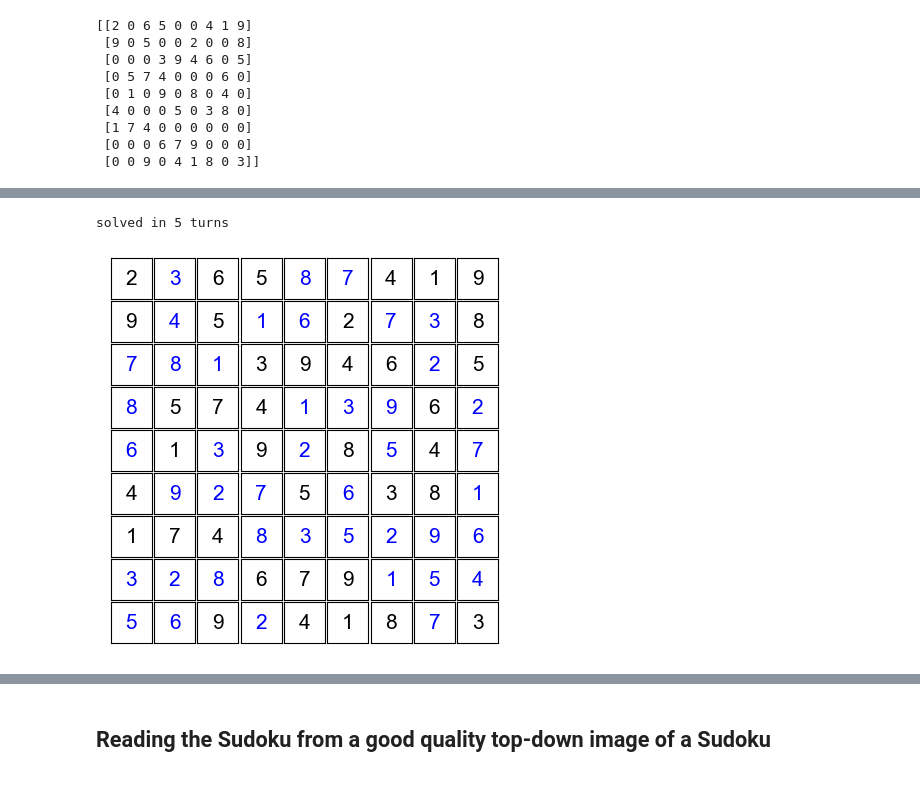
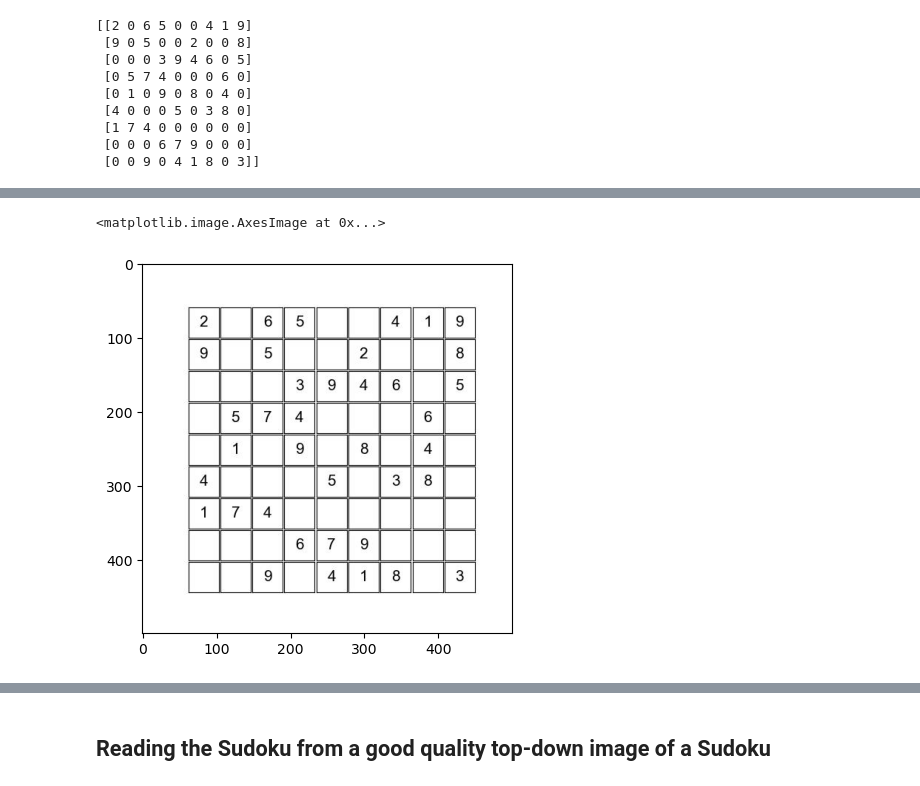
Before and after one commit to NikhilTilak/sudoku-solver, a Jupyter notebook: notebooks/example.ipynb, the cells around one changed output, grey strips where cells are left out. Saved outputs shown, nothing was run; the diff lists cells and outputs as text; code cells hidden in the pictures.

```diff
--- a/notebooks/example.ipynb
+++ b/notebooks/example.ipynb
@@ -52,5 +50,5 @@ plot_sudoku(s)
-# %%
-solve_sudoku(s)
-# %% [output]
-solved in 5 turns
-[figure, removed]
+# %%
+plt.imshow(plot_sudoku(s))
+# %% [output]
+<matplotlib.image.AxesImage at 0x...>
+[figure, added]
```
Also changed, not shown: parts of 19 cells of this notebook, 8 other files.
